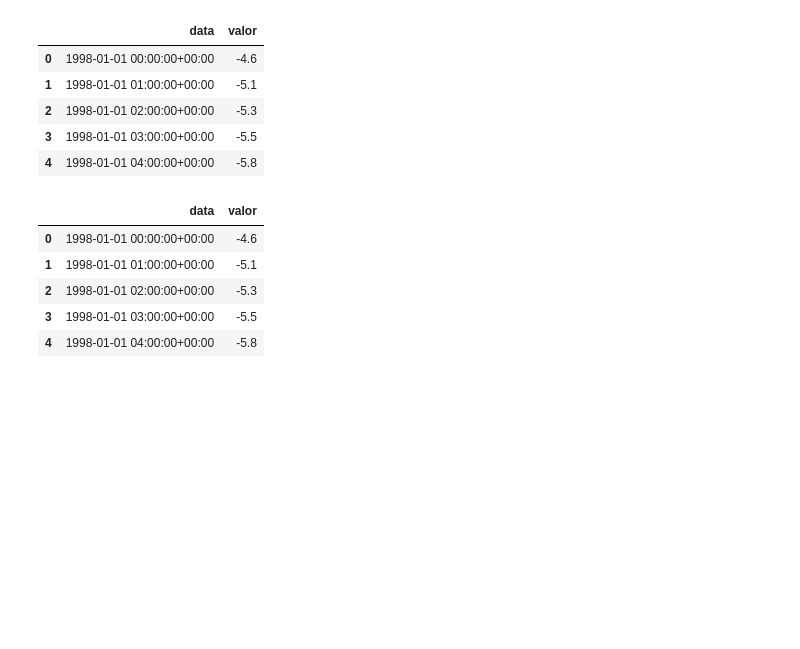
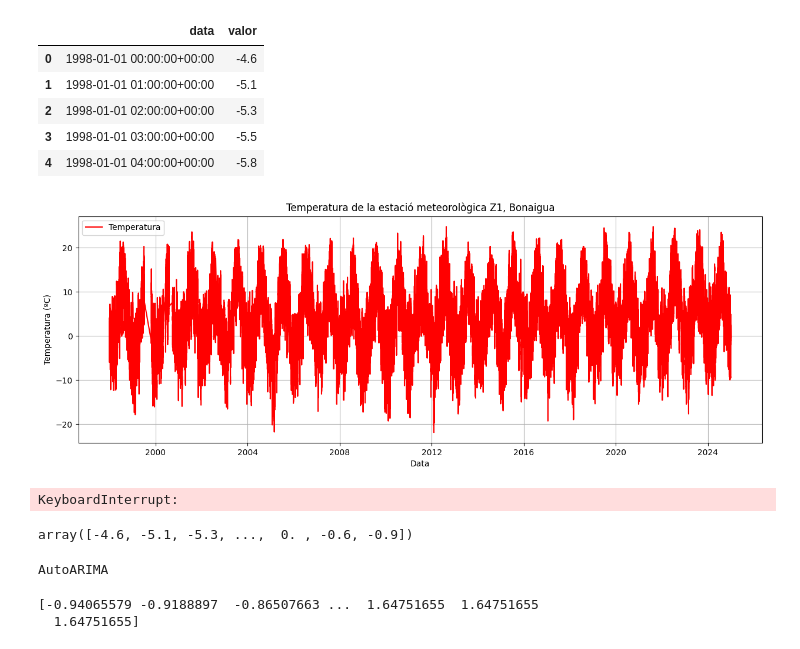
Before and after one commit to Paurro/TFM_SCM_Temperature_Forecasting_ML, a Jupyter notebook: models_prediccio/forecast_primers_casos/arima_model.ipynb, the cells around one changed output. Cells and saved outputs as stored; diff of their text form; code cells hidden in the pictures; blank space fills up the shorter version.

```diff
--- a/models_prediccio/forecast_primers_casos/arima_model.ipynb
+++ b/models_prediccio/forecast_primers_casos/arima_model.ipynb
@@ -48,19 +48,61 @@ df.head()
 | 2 | 1998-01-01 02:00:00+00:00 | -5.3 |
 | 3 | 1998-01-01 03:00:00+00:00 | -5.5 |
 | 4 | 1998-01-01 04:00:00+00:00 | -5.8 |
+# %%
+# Plot de les dades de temperatura de tota la serie temporal
+plt.figure(figsize=(15, 5))
+plt.plot(df['data'], df['valor'], label='Temperatura', color = 'red')
+plt.title('Temperatura de la estació meteorològica Z1, Bonaigua')
+plt.xlabel('Data')
+plt.ylabel('Temperatura (ºC)')
+plt.legend()
+plt.grid()
+plt.show()
+# %% [output]
+[figure, added]
+# %%
+# Intentem unificar les dades en promig de cada 6 hores.
+# Es a dir, fem un dataframe on les dades que afegirem sera el promig del valor cada 6 hores. Per tant serà una entrada a les 6h, 12h, 18h i 24h.
+# Respectant els horaris de les dades originals seria, per cada dia, interval de 00:00 a 05:59, 06:00 a 11:59, 12:00 a 17:59 i 18:00 a 23:59.
+
+# Creem un nou dataframe per guardar les dades agrupades
+df_agrupades = pd.DataFrame(columns=['data', 'valor'])
+
+# Iterem per cada dia i agafem les dades de cada interval
+
+for i in range(len(df['data'].dt.date.unique())):
+    # Agafem la data d'entrada
+    data_entrada = df['data'].dt.date.unique()[i]
+
+    # Agafem les dades del dataframe original que son d'aquell dia
+    df_dia = df[df['data'].dt.date == data_entrada]
+
+    # Agafem les dades de cada interval i calculem el promig
+    valor_00_06 = df_dia[(df_dia['data'].dt.hour >= 0) & (df_dia['data'].dt.hour < 6)]['valor'].mean()
+    valor_06_12 = df_dia[(df_dia['data'].dt.hour >= 6) & (df_dia['data'].dt.hour < 12)]['valor'].mean()
+    valor_12_18 = df_dia[(df_dia['data'].dt.hour >= 12) & (df_dia['data'].dt.hour < 18)]['valor'].mean()
+    valor_18_24 = df_dia[(df_dia['data'].dt.hour >= 18) & (df_dia['data'].dt.hour < 24)]['valor'].mean()
+
+    # Afegim les dades al nou dataframe
+    df_agrupades = pd.concat([df_agrupades, pd.DataFrame({'data': [datetime.datetime.combine(data_entrada, datetime.time(0, 0))], 'valor': [valor_00_06]})], ignore_index=True)
+    df_agrupades = pd.concat([df_agrupades, pd.DataFrame({'data': [datetime.datetime.combine(data_entrada, datetime.time(6, 0))], 'valor': [valor_06_12]})], ignore_index=True)
+    df_agrupades = pd.concat([df_agrupades, pd.DataFrame({'data': [datetime.datetime.combine(data_entrada, datetime.time(12, 0))], 'valor': [valor_12_18]})], ignore_index=True)
+    df_agrupades = pd.concat([df_agrupades, pd.DataFrame({'data': [datetime.datetime.combine(data_entrada, datetime.time(18, 0))], 'valor': [valor_18_24]})], ignore_index=True)
+
+# Convertim la columna 'data' a datetime
+df_agrupades['data'] = pd.to_datetime(df_agrupades['data'])
+# Ordenem el dataframe per data
+df_agrupades = df_agrupades.sort_values(by='data').reset_index(drop=True)
+# Mostrem el dataframe
+df_agrupades.head(10)
+# %% [output]
+KeyboardInterrupt:
 # %%
 # Agafar només les dades corresponents als hiverns i posar-les en un nou dataframe
 # Les dates dels hiverns seran del 1 de desembre al 31 de març
-df_hiverns = df[(df['data'].dt.month >= 11) | (df['data'].dt.month <= 2)]
+# df_hiverns = df[(df['data'].dt.month >= 11) | (df['data'].dt.month <= 2)]
 
-df_hiverns.head()
+# df_hiverns.head()
-# %% [output]
-|  | data | valor |
-| 0 | 1998-01-01 00:00:00+00:00 | -4.6 |
-| 1 | 1998-01-01 01:00:00+00:00 | -5.1 |
-| 2 | 1998-01-01 02:00:00+00:00 | -5.3 |
-| 3 | 1998-01-01 03:00:00+00:00 | -5.5 |
-| 4 | 1998-01-01 04:00:00+00:00 | -5.8 |
 # %%
 # Estalblim les dades per entrenar el model fins al al hivern 2018-2019 inclos i testejarem amb les dades del hivern 2019-2020
 
@@ -83,3 +128,11 @@ from statsforecast.models import AutoARIMA
 
 # Creem el model AutoARIMA
 model = AutoARIMA()
+# %%
+y = df_train['valor'].values
+# %% [output]
+array([-4.6, -5.1, -5.3, ...,  0. , -0.6, -0.9])
+# %%
+model.fit(y)
+# %% [output]
+AutoARIMA
@@ -85,0 +142,6 @@ model = AutoARIMA()
+# %%
+prediccio = predicions['mean']
+print(prediccio)
+# %% [output]
+[-0.94065579 -0.9188897  -0.86507663 ...  1.64751655  1.64751655
+  1.64751655]
```
Also changed, not shown: parts of 4 cells of this notebook, 1 other file.
